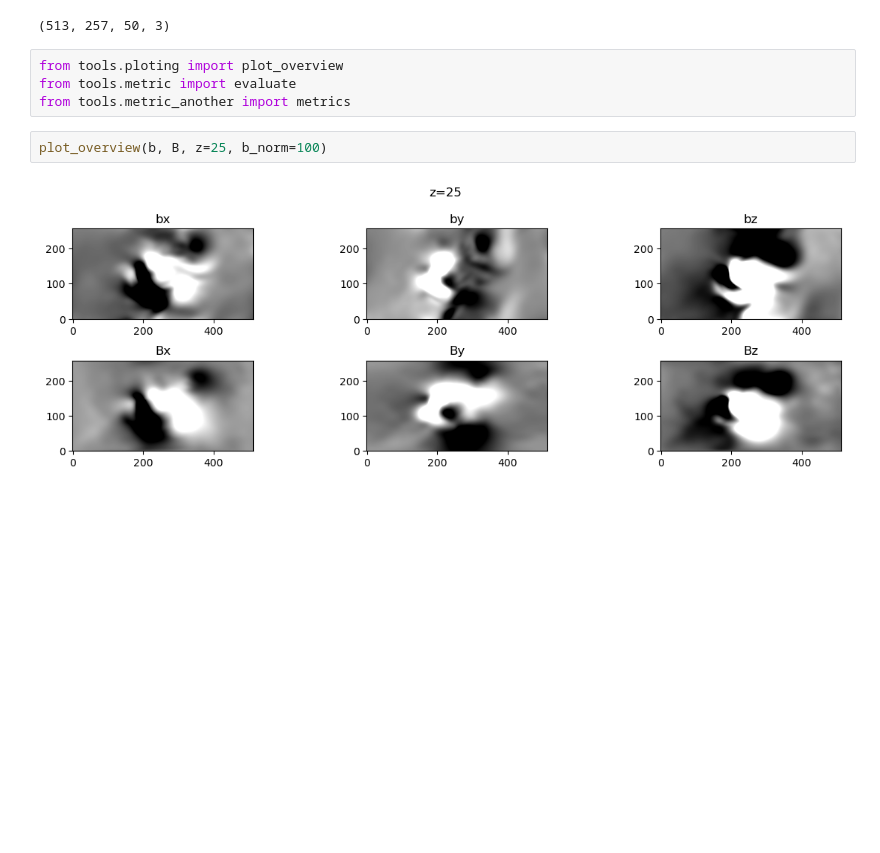
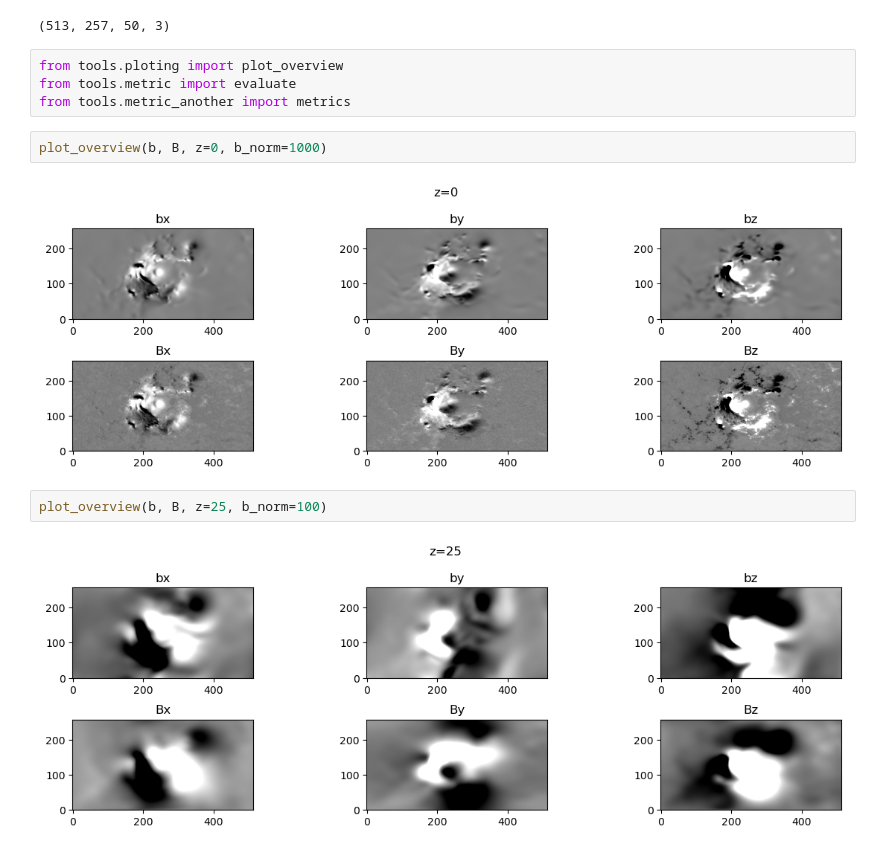
Before and after one commit to mgjeon/2023_project, a Jupyter notebook: CNN_NF2/NF2_compare/ISEE-12673_20170906-083600_NF2.ipynb, the cells around one changed output. Saved outputs shown, nothing was run; the diff lists cells and outputs as text; blank space fills up the shorter version.

```diff
--- a/CNN_NF2/NF2_compare/ISEE-12673_20170906-083600_NF2.ipynb
+++ b/CNN_NF2/NF2_compare/ISEE-12673_20170906-083600_NF2.ipynb
@@ -29,6 +29,10 @@ B.shape
 from tools.ploting import plot_overview
 from tools.metric import evaluate
 from tools.metric_another import metrics
+# %%
+plot_overview(b, B, z=0, b_norm=1000)
+# %% [output]
+[figure, added]
 # %%
 plot_overview(b, B, z=25, b_norm=100)
 # %% [output]
```
Also changed, not shown: parts of 2 cells of this notebook, 15 other files.
